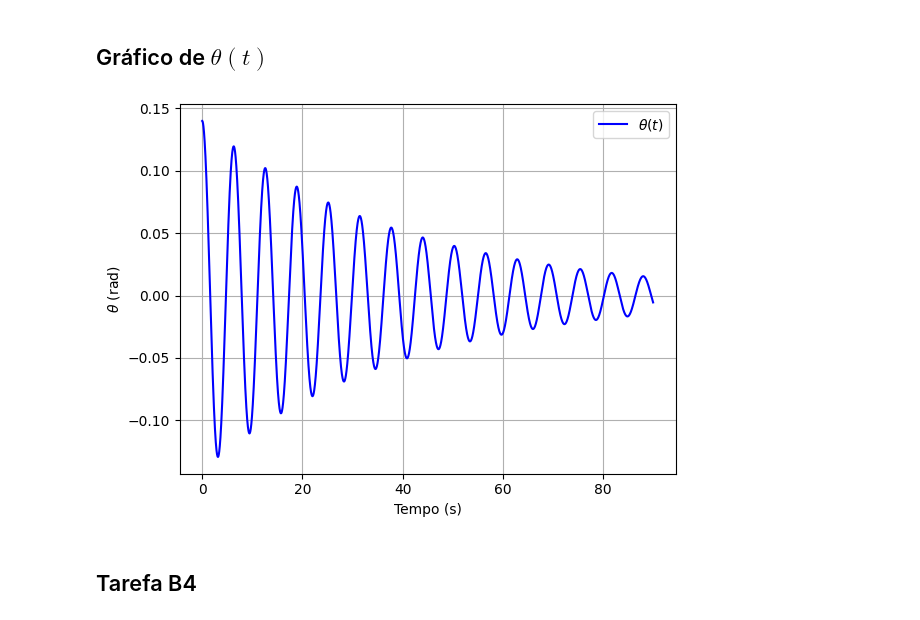
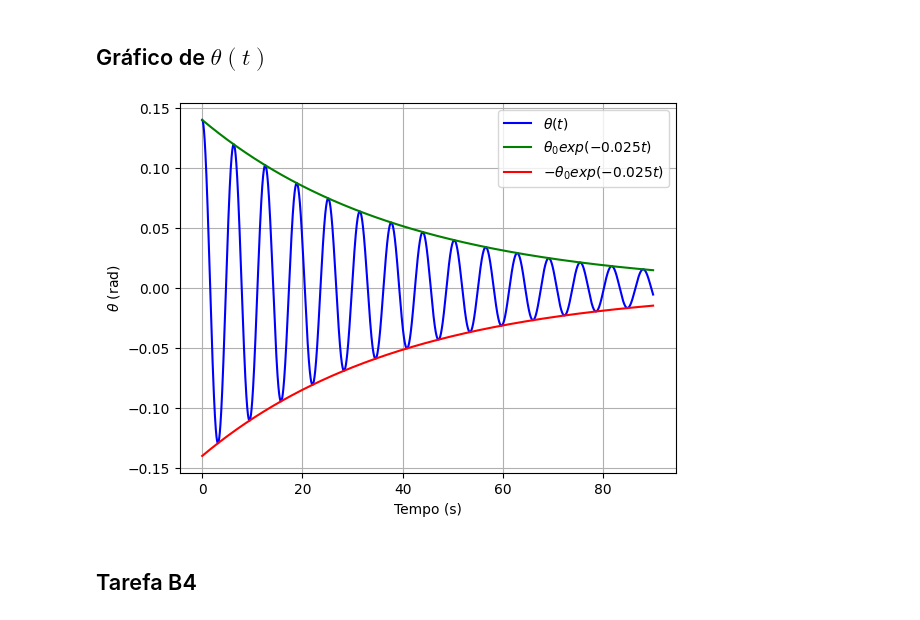
Before and after one commit to brenopelegrin/intro-fiscomp, a Jupyter notebook: projeto-4/tarefa-B/analise.ipynb, the cells around one changed output. Cells and saved outputs as stored; diff of their text form; code cells hidden in the pictures.

```diff
--- a/projeto-4/tarefa-B/analise.ipynb
+++ b/projeto-4/tarefa-B/analise.ipynb
@@ -83,13 +83,15 @@ df.head()
 # %%
 f4, ax4 = plt.subplots()
 ax4.plot(df['t'], df['theta'], color='blue', label='$\\theta(t)$')
+ax4.plot(df['t'], 0.14*np.exp(-0.025 * df['t']), label='$\\theta_0 exp(- 0.025 t)$', color='green')
+ax4.plot(df['t'], -0.14*np.exp(-0.025 * df['t']), label='$-\\theta_0 exp(- 0.025 t)$', color='red')
 ax4.set_xlabel('Tempo (s)')
 ax4.set_ylabel('$\\theta$ (rad)')
 ax4.grid()
 ax4.legend()
 f4.savefig('./tarefa-b3-graf-1-13687303.pdf', dpi=300, bbox_inches='tight')
 # %% [output]
-[figure, old version]
+[figure, new version]
 # %% [markdown]
 ## Tarefa B4
 # %% [markdown]
```
Also changed, not shown: 10 other files.
